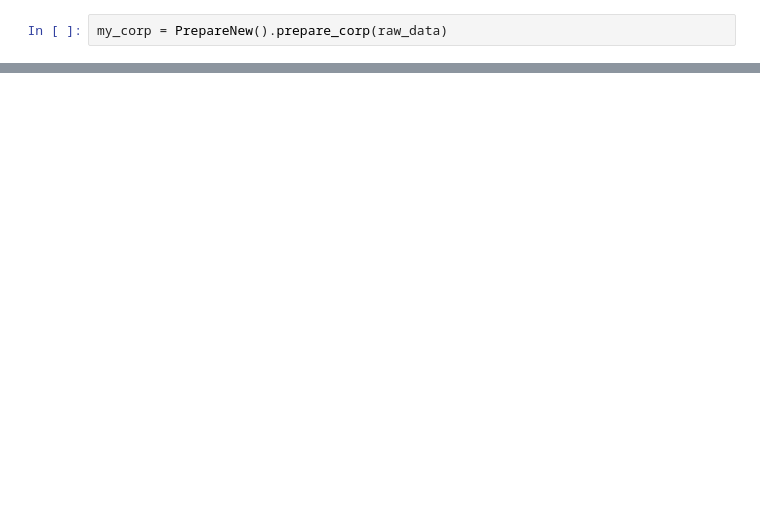
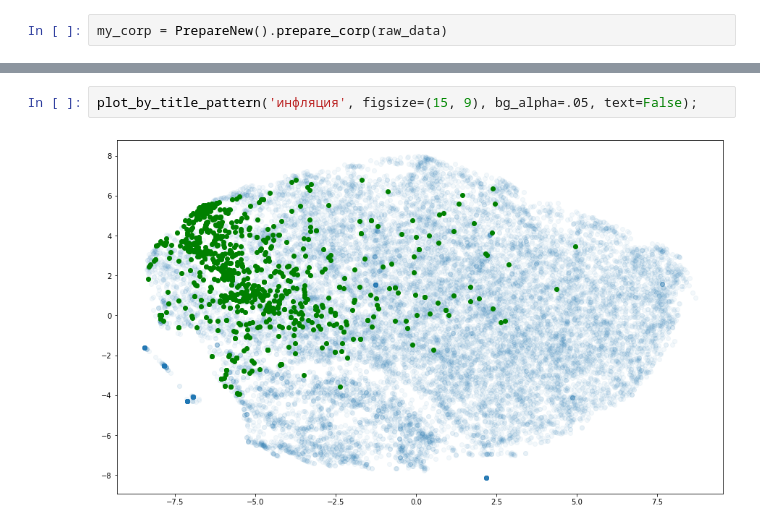
Before and after one commit to buyorsell/data_analysis, a Jupyter notebook: EmbClustering.ipynb, the cells around one changed output, grey strips where cells are left out. Cells and saved outputs as stored; diff of their text form; blank space fills up the shorter version.

```diff
--- a/EmbClustering.ipynb
+++ b/EmbClustering.ipynb
@@ -106,0 +226,4 @@ t-SNE done! Time elapsed: 3.8178114891052246 seconds
+# %%
+plot_by_title_pattern('инфляция', figsize=(15, 9), bg_alpha=.05, text=False);
+# %% [output]
+[figure, added]
```
Also changed, not shown: parts of 21 cells of this notebook.
